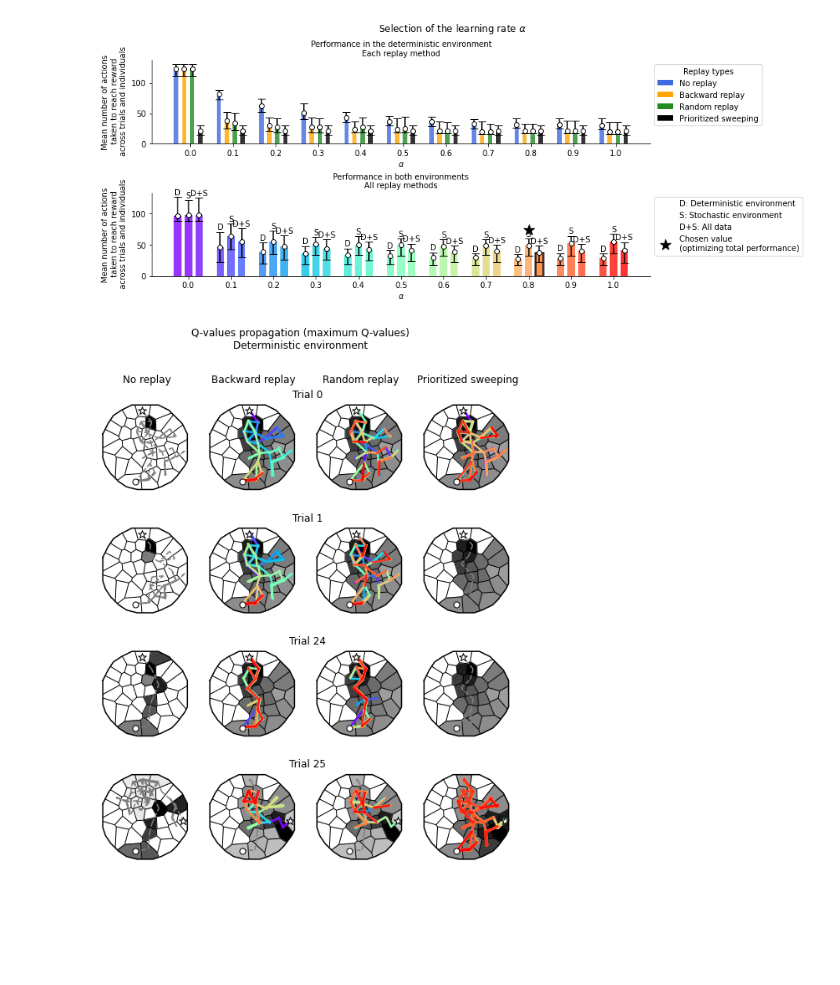
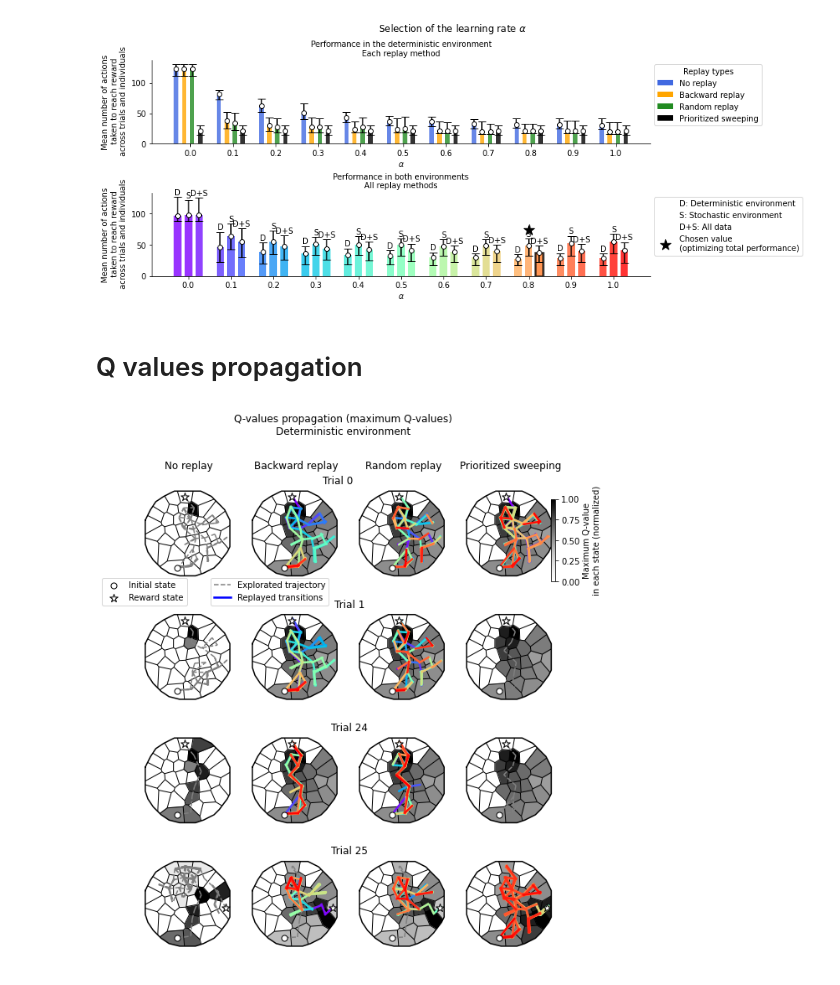
Before and after one commit to esther-poniatowski/Massi2022, a Jupyter notebook: Navigation_final.ipynb, the cells around one changed output. Drawn from its saved outputs; the diff is of its cells as text; code cells hidden in the pictures; blank space fills up the shorter version.

```diff
--- a/Navigation_final.ipynb
+++ b/Navigation_final.ipynb
@@ -35,9 +46,11 @@ See the caveats in the documentation: http://pandas.pydata.org/pandas-docs/stabl
 GRAPH.figure_alpha_selection(params=params)
 # %% [output]
 [figure]
+# %% [markdown]
+# Q values propagation
 # %%
-GRAPH.figure_Qvalues(det=True, params=params, norm_across_rep=False)
+GRAPH.figure_Qvalues(det=True, params=params)
 #  trials=[0,1]
 # %% [output]
-[figure, old version]
+[figure, new version]
 # %%
```
Also changed, not shown: parts of 14 cells of this notebook, 6 other files.
